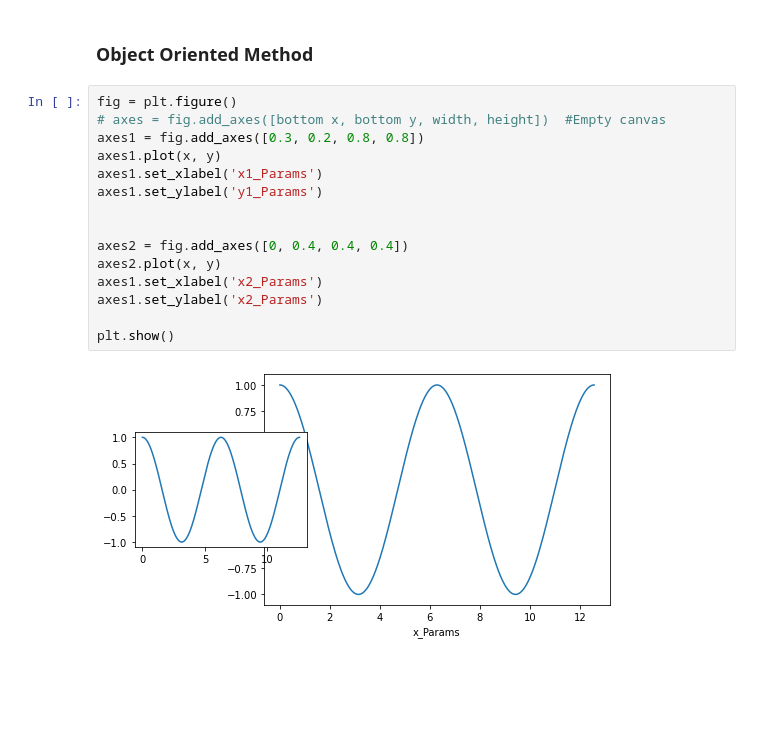
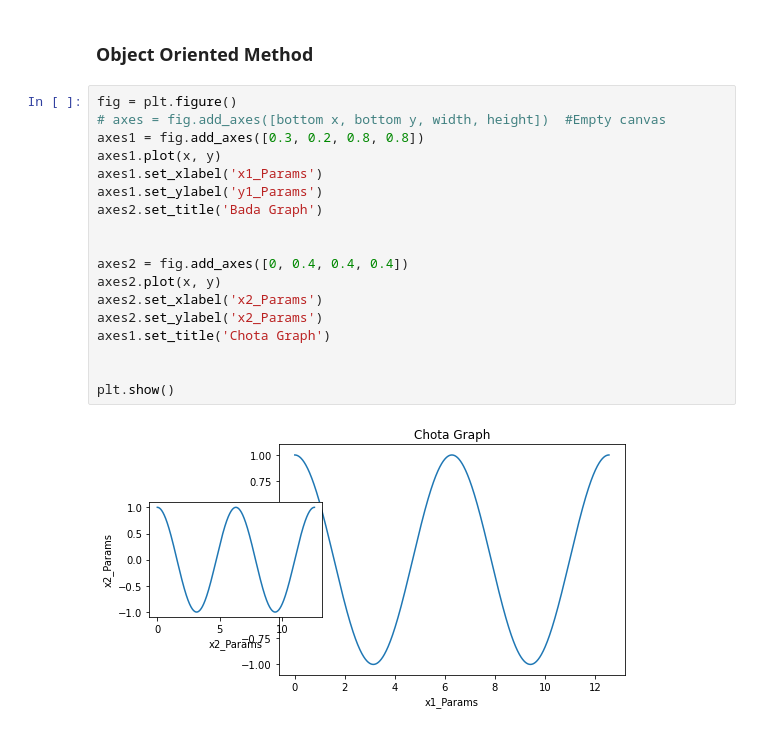
Before and after one commit to loganrane/MachineLearning101, a Jupyter notebook: Projects/Plotting - Basics.ipynb, the cells around one changed output. Saved outputs shown, nothing was run; the diff lists cells and outputs as text; blank space fills up the shorter version.

```diff
--- a/Projects/Matplot Lib - Basics.ipynb
+++ b/Projects/Plotting - Basics.ipynb
@@ -67,17 +67,20 @@ plt.tight_layout() # Used when the graphs is overlapping with each other
 # %%
 fig = plt.figure()
 # axes = fig.add_axes([bottom x, bottom y, width, height])  #Empty canvas
 axes1 = fig.add_axes([0.3, 0.2, 0.8, 0.8])
 axes1.plot(x, y)
 axes1.set_xlabel('x1_Params')
 axes1.set_ylabel('y1_Params')
+axes2.set_title('Bada Graph')
 
 
 axes2 = fig.add_axes([0, 0.4, 0.4, 0.4])
 axes2.plot(x, y)
-axes1.set_xlabel('x2_Params')
-axes1.set_ylabel('x2_Params')
+axes2.set_xlabel('x2_Params')
+axes2.set_ylabel('x2_Params')
+axes1.set_title('Chota Graph')
+
 
 plt.show()
 # %% [output]
-[figure, old version]
+[figure, new version]
```
Also changed, not shown: parts of 2 cells of this notebook.
